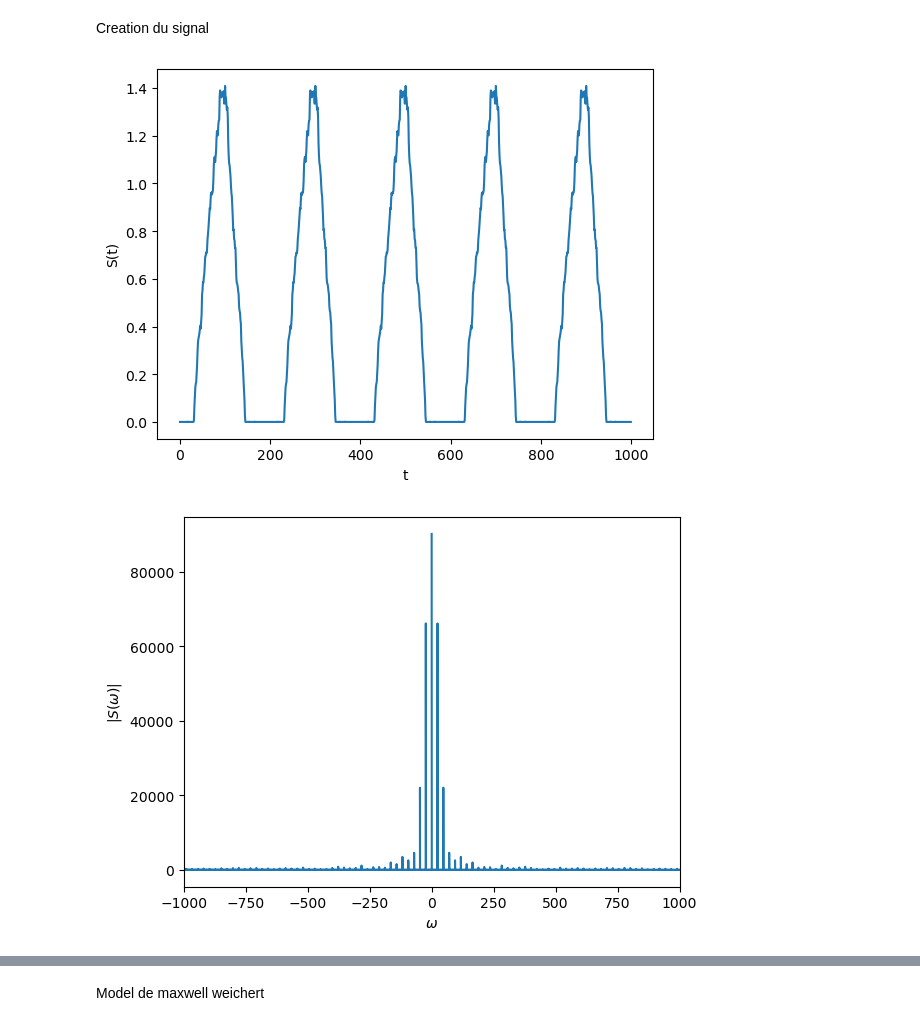
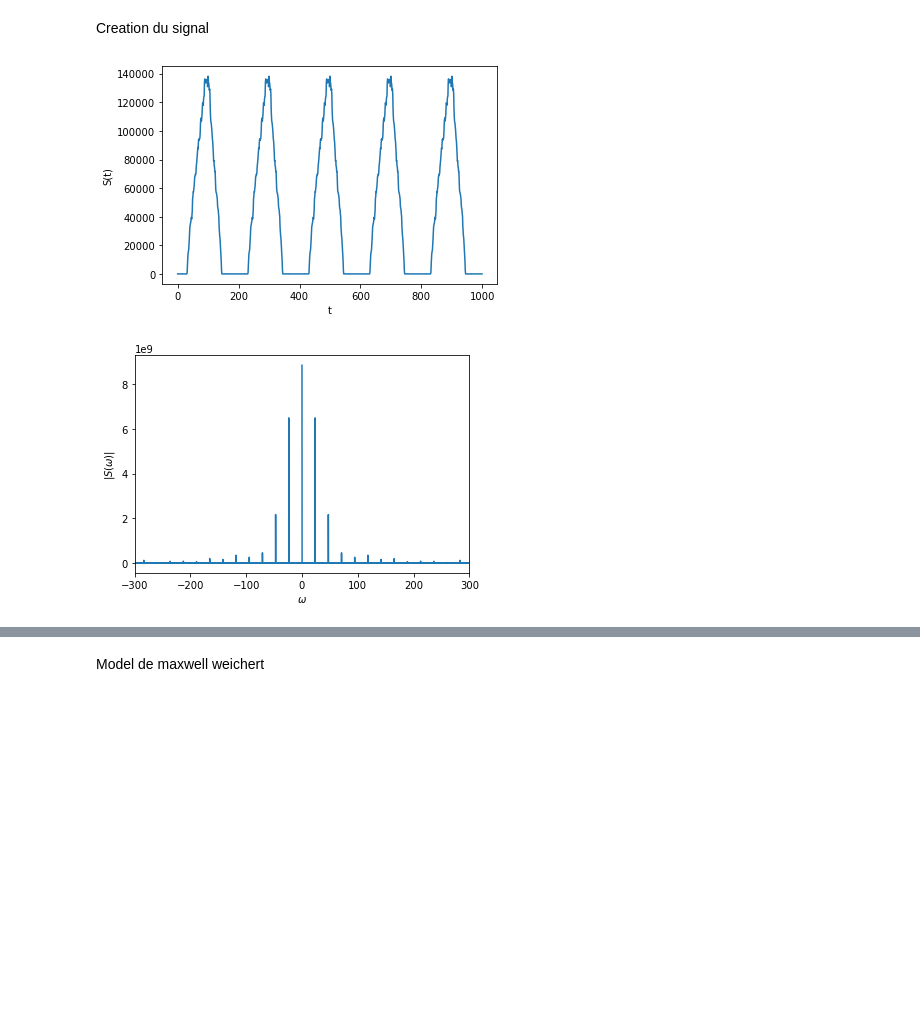
Before and after one commit to MalauD/TIPE2022, a Jupyter notebook: Code/Notebooks/rheologie.ipynb, the cells around one changed output, grey strips where cells are left out. Saved outputs shown, nothing was run; the diff lists cells and outputs as text; code cells hidden in the pictures; blank space fills up the shorter version.

```diff
--- a/Code/Notebooks/rheologie.ipynb
+++ b/Code/Notebooks/rheologie.ipynb
@@ -27,28 +27,30 @@ plt.show()
 Creation du signal
 # %%
 motif = pd.read_csv("motif.csv")
-motif = motif.to_numpy() / 1000
-
+motif = motif.to_numpy() / 1000 # Convert in kg
+motif = motif * 9.81 # Convert in N
+S = 10**-4 # Surface de 1 cm2
+motif = motif / S # Convert in Pa
 # Reapeat the motif 10 times
 n = 1000
 sig = np.tile(motif, (n, 1))
 # %%
 # Calculate the response using fft
 sig_fft = np.fft.fft(sig, axis=0)
-omega = np.fft.fftfreq(n*len(motif), d=1/750) * 2 * np.pi
+omega = np.fft.fftfreq(n*len(motif), d=1330*(10**-6)) * 2 * np.pi
 # Plot the input signal and the fft
 plt.plot(sig[:1000])
 plt.xlabel("t")
 plt.ylabel("S(t)")
 plt.show()
 plt.plot(omega, np.abs(sig_fft))
 plt.xlabel(r"$\omega$")
 plt.ylabel(r"$|S(\omega)|$")
-plt.xlim(-1000, 1000)
+plt.xlim(-300,300)
 plt.show()
 # %% [output]
-[figure, old version]
+[figure, new version]
-[figure, old version]
+[figure, new version]
 # %%
 # Calculate the response using the K-Voigt model
 eta = 2.1 * 104
```
Also changed, not shown: parts of 4 cells of this notebook, 1 other file.
